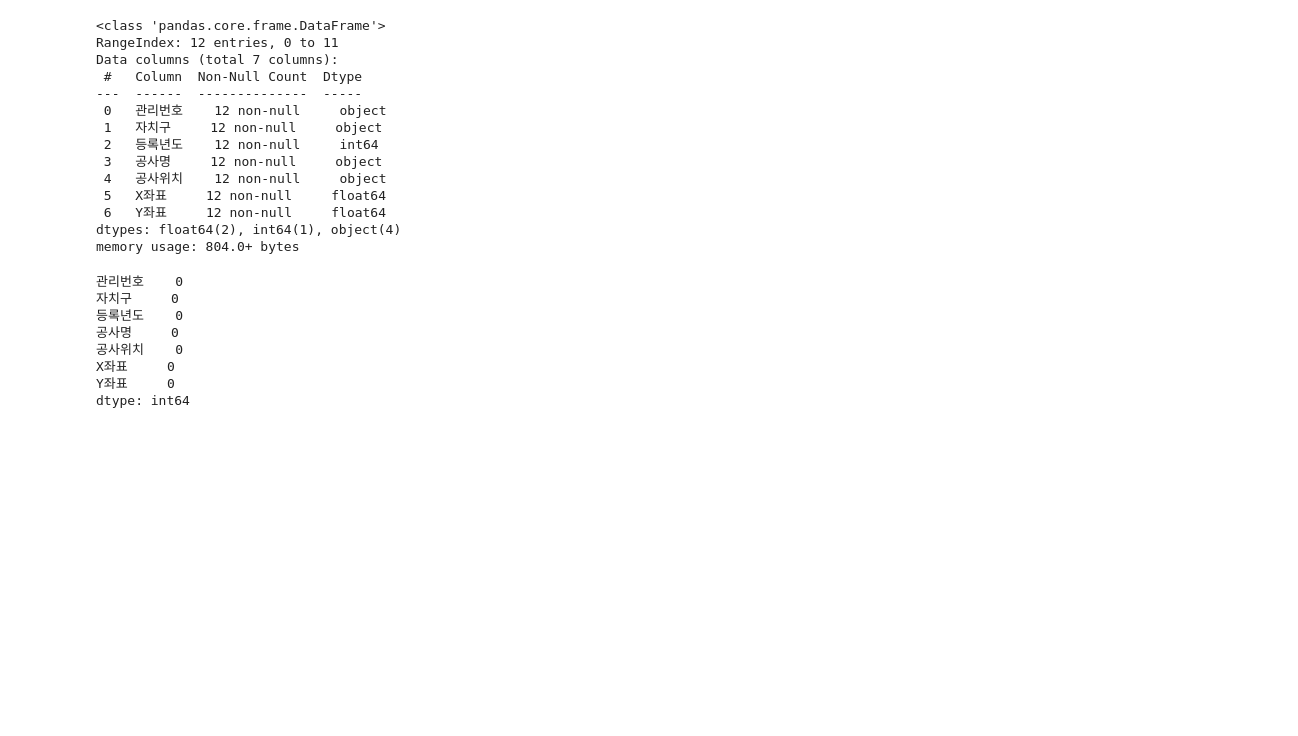
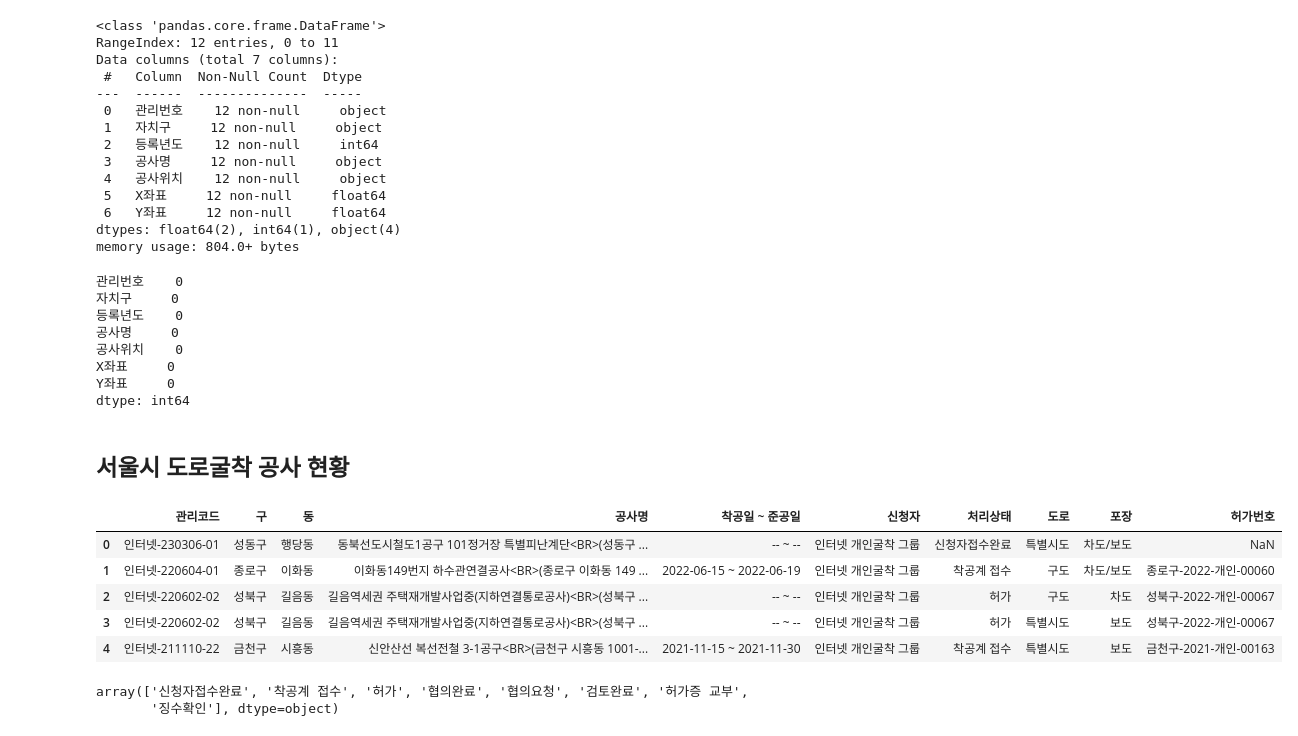
Before and after one commit to 25-1-SI/preprocessing, a Jupyter notebook: notebooks/preprocessing.ipynb, the cells around one changed output. Saved outputs shown, nothing was run; the diff lists cells and outputs as text; code cells hidden in the pictures; blank space fills up the shorter version.

Commit message:
feat: 서울시 도로굴착 공사 현황 전처리

```diff
--- a/notebooks/preprocessing.ipynb
+++ b/notebooks/preprocessing.ipynb
@@ -274,3 +274,21 @@ dtype: int64
 construction_underground_water_df.drop(columns=["관리번호"], inplace=True)
 # %%
 construction_underground_water_df.to_csv("data/processed/construction_underground_water_processed.csv", index=False, encoding="utf-8-sig")
+# %% [markdown]
+## 서울시 도로굴착 공사 현황
+# %%
+road_construction_df = pd.read_csv('data/raw_data/서울시 도로굴착 공사 현황.csv', encoding='cp949')
+# %%
+road_construction_df.head()
+# %% [output]
+|  | 관리코드 | 구 | 동 | 공사명 | 착공일 ~ 준공일 | 신청자 | 처리상태 | 도로 | 포장 | 허가번호 |
+| 0 | 인터넷-230306-01 | 성동구 | 행당동 | 동북선도시철도1공구 101정거장 특별피난계단<BR>(성동구 ... | -- ~ -- | 인터넷 개인굴착 그룹 | 신청자접수완료 | 특별시도 | 차도/보도 | NaN |
+| 1 | 인터넷-220604-01 | 종로구 | 이화동 | 이화동149번지 하수관연결공사<BR>(종로구 이화동 149 ... | 2022-06-15 ~ 2022-06-19 | 인터넷 개인굴착 그룹 | 착공계 접수 | 구도 | 차도/보도 | 종로구-2022-개인-00060 |
+| 2 | 인터넷-220602-02 | 성북구 | 길음동 | 길음역세권 주택재개발사업중(지하연결통로공사)<BR>(성북구 ... | -- ~ -- | 인터넷 개인굴착 그룹 | 허가 | 구도 | 차도 | 성북구-2022-개인-00067 |
+| 3 | 인터넷-220602-02 | 성북구 | 길음동 | 길음역세권 주택재개발사업중(지하연결통로공사)<BR>(성북구 ... | -- ~ -- | 인터넷 개인굴착 그룹 | 허가 | 특별시도 | 보도 | 성북구-2022-개인-00067 |
+| 4 | 인터넷-211110-22 | 금천구 | 시흥동 | 신안산선 복선전철 3-1공구<BR>(금천구 시흥동 1001-... | 2021-11-15 ~ 2021-11-30 | 인터넷 개인굴착 그룹 | 착공계 접수 | 특별시도 | 보도 | 금천구-2021-개인-00163 |
+# %%
+road_construction_df["처리상태"].unique()
+# %% [output]
+array(['신청자접수완료', '착공계 접수', '허가', '협의완료', '협의요청', '검토완료', '허가증 교부',
+       '징수확인'], dtype=object)
```
Also changed, not shown: parts of 13 cells of this notebook, 1 other file.
